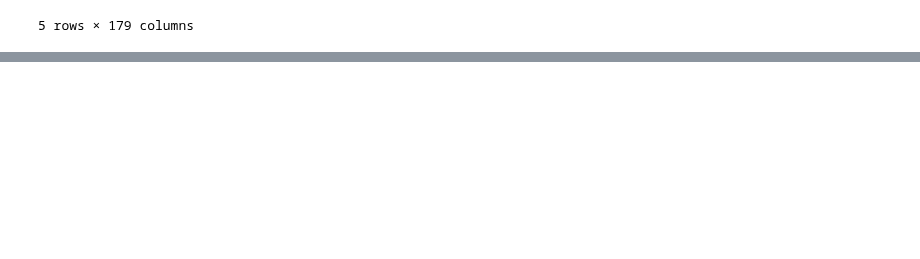
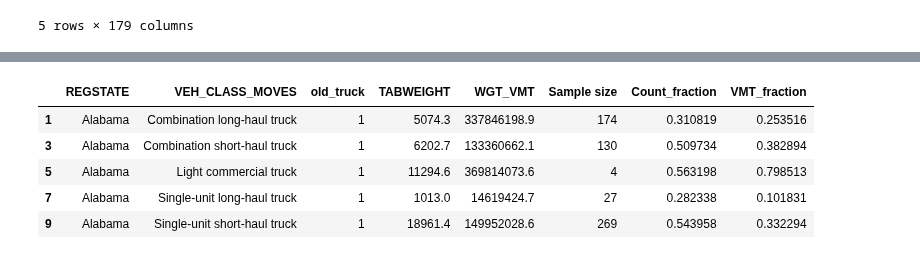
Before and after one commit to LBNL-UCB-STI/SynthFirm, a Jupyter notebook: input_generation/fleet_generation/VIUS_stats_for_synthfirm.ipynb, the cells around one changed output, grey strips where cells are left out. Saved outputs shown, nothing was run; the diff lists cells and outputs as text; code cells hidden in the pictures; blank space fills up the shorter version.

```diff
--- a/input_generation/fleet_generation/VIUS_stats_for_synthfirm.ipynb
+++ b/input_generation/fleet_generation/VIUS_stats_for_synthfirm.ipynb
@@ -167,0 +232,12 @@ array(['HDT tractor', 'MDT vocational', 'HDT vocational',
+# %%
+old_truck_fraction_out = pd.concat([old_truck_fraction, old_truck_fraction_us])
+old_truck_fraction_out = \
+old_truck_fraction_out.loc[old_truck_fraction_out['old_truck'] == 1]
+old_truck_fraction_out.head(5)
+# %% [output]
+|  | REGSTATE | VEH_CLASS_MOVES | old_truck | TABWEIGHT | WGT_VMT | Sample size | Count_fraction | VMT_fraction |
+| 1 | Alabama | Combination long-haul truck | 1 | 5074.3 | 337846198.9 | 174 | 0.310819 | 0.253516 |
+| 3 | Alabama | Combination short-haul truck | 1 | 6202.7 | 133360662.1 | 130 | 0.509734 | 0.382894 |
+| 5 | Alabama | Light commercial truck | 1 | 11294.6 | 369814073.6 | 4 | 0.563198 | 0.798513 |
+| 7 | Alabama | Single-unit long-haul truck | 1 | 1013.0 | 14619424.7 | 27 | 0.282338 | 0.101831 |
+| 9 | Alabama | Single-unit short-haul truck | 1 | 18961.4 | 149952028.6 | 269 | 0.543958 | 0.332294 |
```
Also changed, not shown: parts of 3 cells of this notebook, 3 other files.
